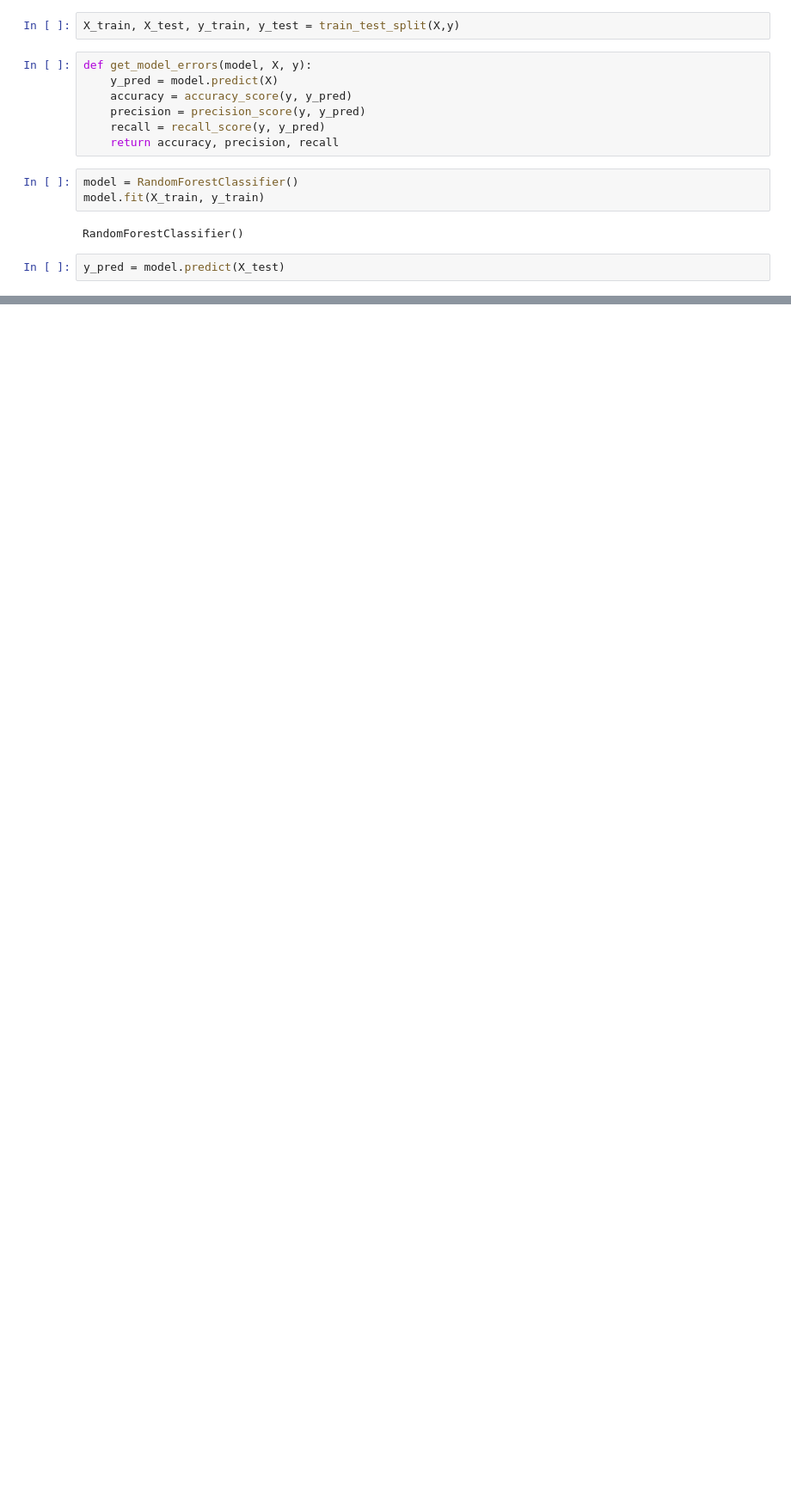
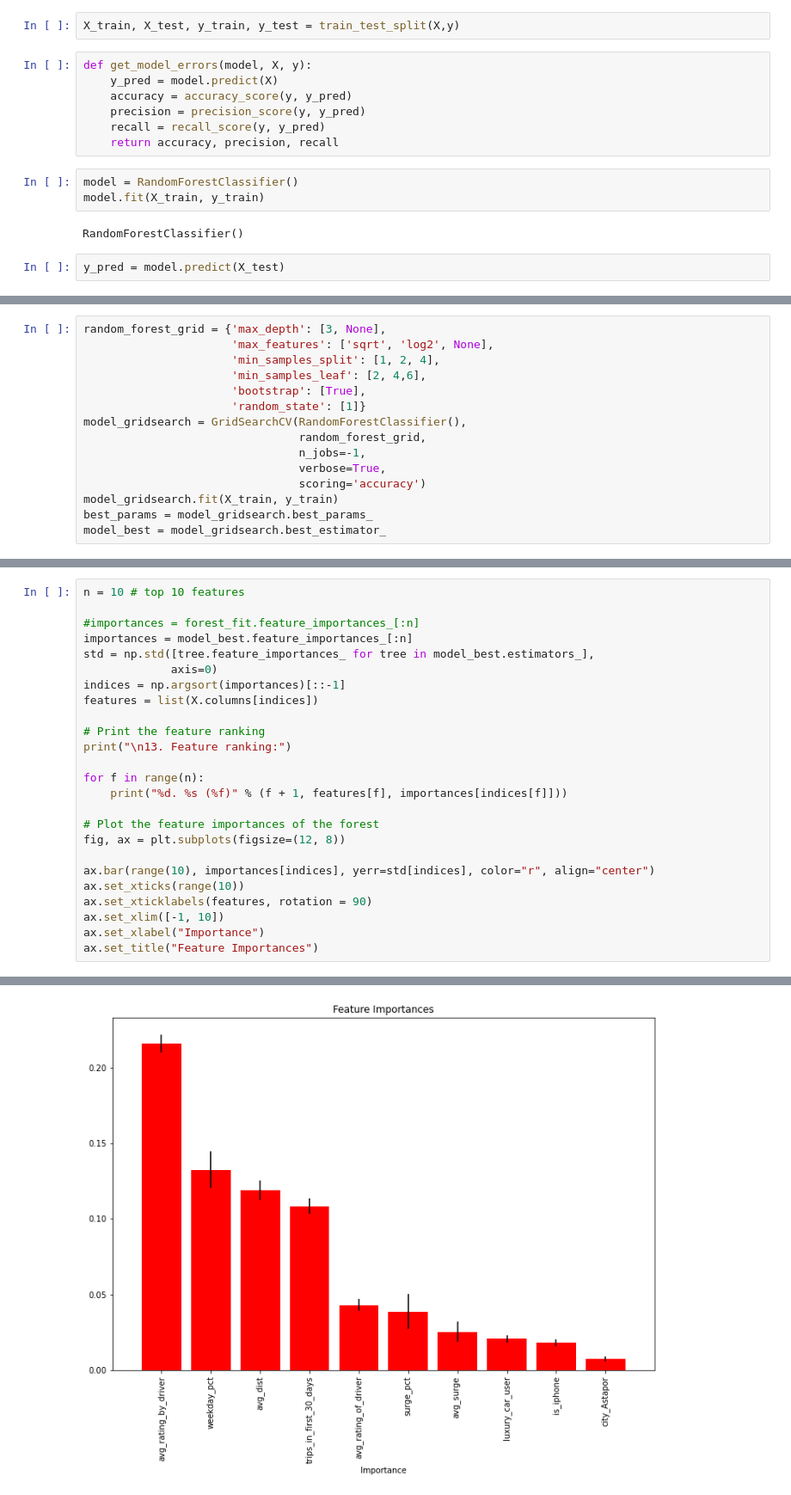
Before and after one commit to tibrado/case-study-driver-churn-rate, a Jupyter notebook: vinson.ipynb, the cells around one changed output, grey strips where cells are left out. Shown at 86% size. Drawn from its saved outputs; the diff is of its cells as text; blank space fills up the shorter version.

```diff
--- a/vinson.ipynb
+++ b/vinson.ipynb
@@ -120,0 +171,15 @@ Text(0.5, 1.0, 'Feature Importances')
+# %%
+random_forest_grid = {'max_depth': [3, None],
+                      'max_features': ['sqrt', 'log2', None],
+                      'min_samples_split': [1, 2, 4],
+                      'min_samples_leaf': [2, 4,6],
+                      'bootstrap': [True],
+                      'random_state': [1]}
+model_gridsearch = GridSearchCV(RandomForestClassifier(),
+                                random_forest_grid,
+                                n_jobs=-1,
+                                verbose=True,
+                                scoring='accuracy')
+model_gridsearch.fit(X_train, y_train)
+best_params = model_gridsearch.best_params_
+model_best = model_gridsearch.best_estimator_
@@ -120,0 +209,26 @@ Text(0.5, 1.0, 'Feature Importances')
+# %%
+n = 10 # top 10 features
+
+#importances = forest_fit.feature_importances_[:n]
+importances = model_best.feature_importances_[:n]
+std = np.std([tree.feature_importances_ for tree in model_best.estimators_],
+             axis=0)
+indices = np.argsort(importances)[::-1]
+features = list(X.columns[indices])
+
+# Print the feature ranking
+print("\n13. Feature ranking:")
+
+for f in range(n):
+    print("%d. %s (%f)" % (f + 1, features[f], importances[indices[f]]))
+
+# Plot the feature importances of the forest
+fig, ax = plt.subplots(figsize=(12, 8))
+
+ax.bar(range(10), importances[indices], yerr=std[indices], color="r", align="center")
+ax.set_xticks(range(10))
+ax.set_xticklabels(features, rotation = 90)
+ax.set_xlim([-1, 10])
+ax.set_xlabel("Importance")
+ax.set_title("Feature Importances")
+# %% [output]
@@ -120,0 +247 @@ Text(0.5, 1.0, 'Feature Importances')
+[figure, added]
```
Also changed, not shown: parts of 18 cells of this notebook.
